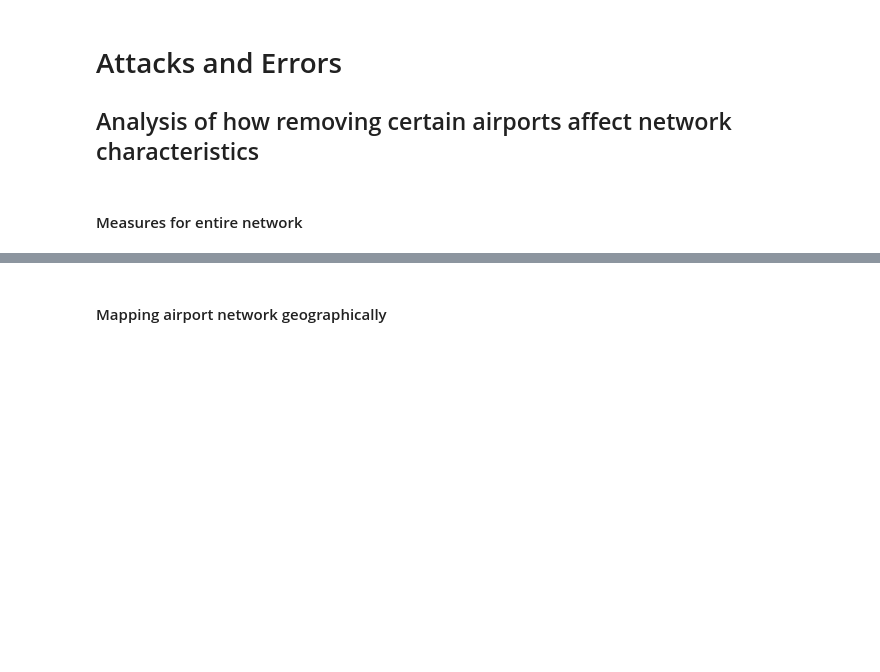
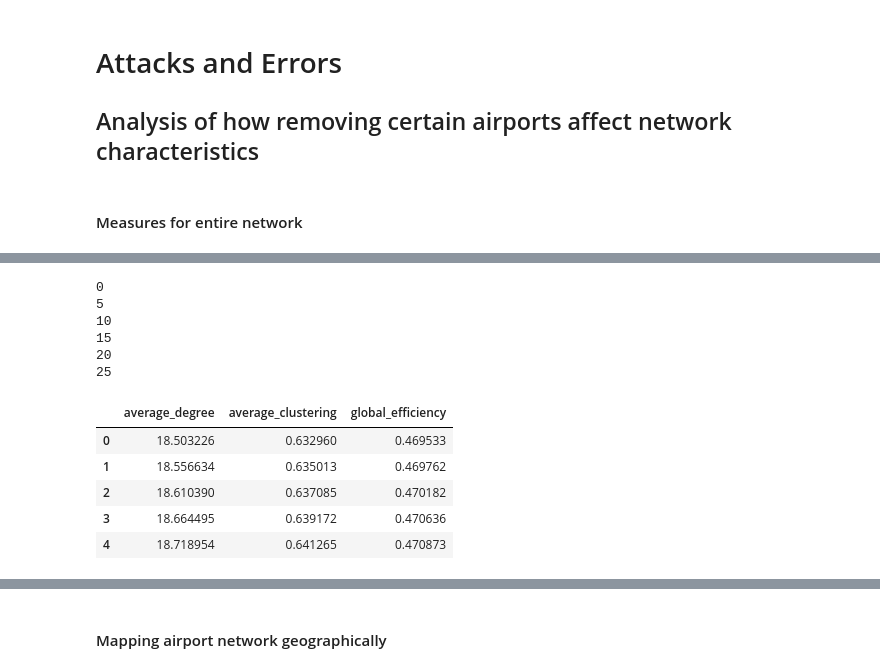
Before and after one commit to Morten-Esketveit/TSDS-gruppe-2019, a Jupyter notebook: Exam/NetworkAnalysis1Carrier.ipynb, the cells around one changed output, grey strips where cells are left out. Drawn from its saved outputs; the diff is of its cells as text; code cells hidden in the pictures; blank space fills up the shorter version.

```diff
--- a/Exam/NetworkAnalysis1Carrier.ipynb
+++ b/Exam/NetworkAnalysis1Carrier.ipynb
@@ -199,0 +252,35 @@ The global efficiency of the network is: 0.48316834824543886
+# %%
+degrees.sort_values(by = "degree_unnormalized", inplace = True, ascending = False)
+average_clustering = list()
+average_shortest_path_length = list()
+global_efficiency = list()
+average_degree = list()
+for i in range(30):
+    net = Network.subgraph(nodes = list(degrees["airport"])[:len(degrees["airport"])-i])
+    average_clustering.append(nx.average_clustering(net))
+
+    #average_shortest_path_length.append(nx.average_shortest_path_length(net))
+
+    global_efficiency.append(nx.global_efficiency(net))
+
+    average_degree.append(sum(dict(net.degree()).values())/len(dict(net.degree()).values()))
+    if i%5 == 0:
+        print(i)
+
+measures_errors = pd.DataFrame({"average_degree":average_degree,
+                                "average_clustering":average_clustering,
+                                "global_efficiency":global_efficiency})
+measures_errors.head()
+# %% [output]
+0
+5
+10
+15
+20
+25
+|  | average_degree | average_clustering | global_efficiency |
+| 0 | 18.503226 | 0.632960 | 0.469533 |
+| 1 | 18.556634 | 0.635013 | 0.469762 |
+| 2 | 18.610390 | 0.637085 | 0.470182 |
+| 3 | 18.664495 | 0.639172 | 0.470636 |
+| 4 | 18.718954 | 0.641265 | 0.470873 |
```
Also changed, not shown: parts of 18 cells of this notebook, 5 other files.
